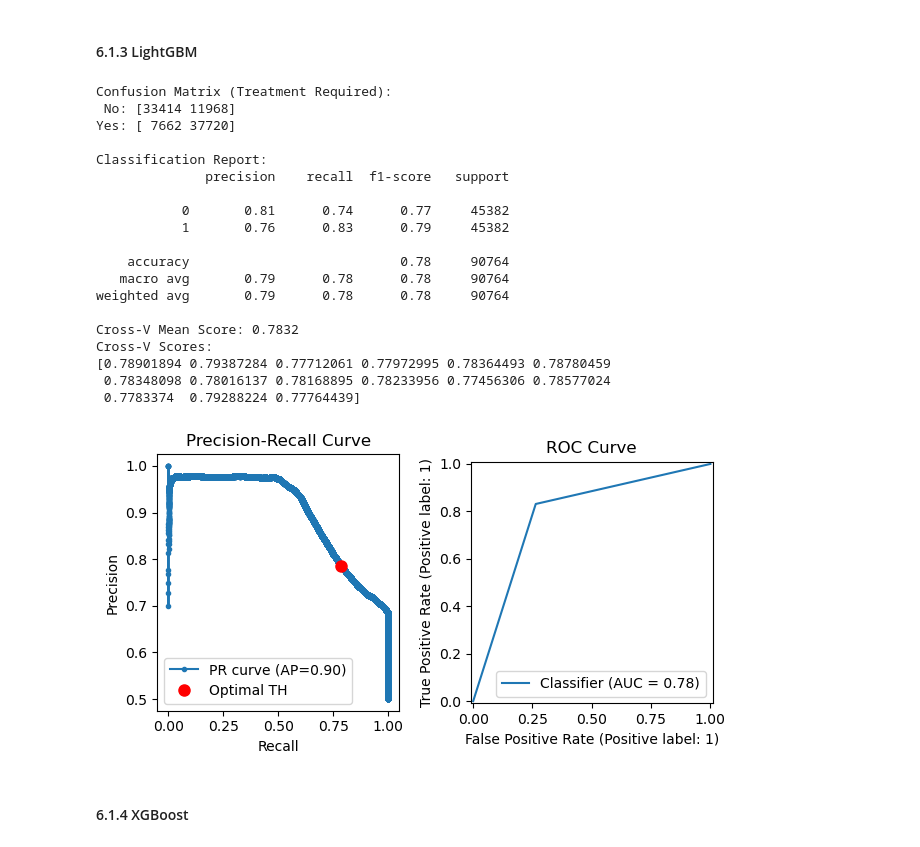
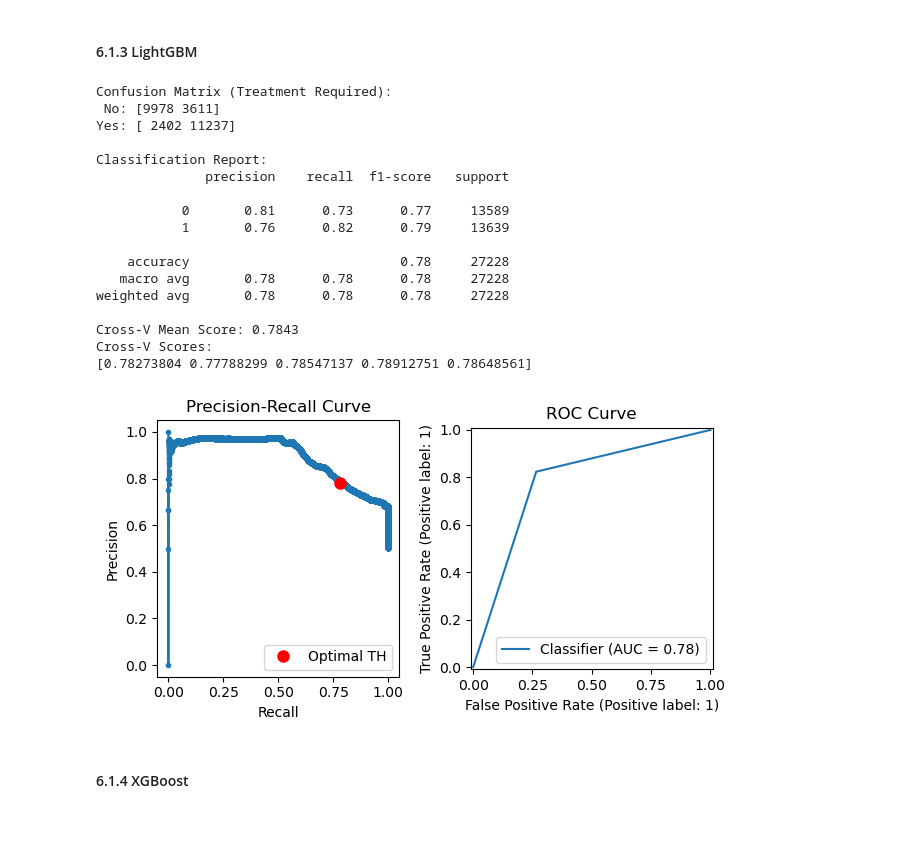
Before and after one commit to judesantos/Springboard_DS_ML, a Jupyter notebook: SpringBoard-DSC_Capstone_Project_2/Modeling/Capstone2_Modeling-Rev3.ipynb, the cells around one changed output. Drawn from its saved outputs; the diff is of its cells as text; code cells hidden in the pictures.

Commit message:
Capstone 2 - finalize country model tests and analysis

```diff
--- a/SpringBoard-DSC_Capstone_Project_2/Modeling/Capstone2_Modeling-Rev3.ipynb
+++ b/SpringBoard-DSC_Capstone_Project_2/Modeling/Capstone2_Modeling-Rev3.ipynb
@@ -65,7 +65,8 @@ utils.verbose=1
 # %% [markdown]
 ## 3. Load Data
 # %%
-mh_df = pd.read_csv('../data/MentalHealthDataset.csv')
+mh_raw_df = pd.read_csv('../data/MentalHealthDataset.csv')
+mh_df = mh_raw_df.copy()
 # %% [markdown]
 ## 4. Analyze Data
 # %%
@@ -373,32 +372,30 @@ Cross-V Scores:
 # %%
 # Evaluate LightBM model
 #
 
 # Get hyper-parameter optimized model instance
 model = utils.get_optimized_lgb_model(mh_o)
 # Run evaluation
-eda.model_evaluation_test(mh_o, target, model)
+eda.model_evaluation_test(mh_o, model)
 # %% [output]
 Confusion Matrix (Treatment Required):
- No: [33414 11968]
-Yes: [ 7662 37720]
+ No: [9978 3611]
+Yes: [ 2402 11237]
 
 Classification Report:
               precision    recall  f1-score   support
 
-           0       0.81      0.74      0.77     45382
-           1       0.76      0.83      0.79     45382
+           0       0.81      0.73      0.77     13589
+           1       0.76      0.82      0.79     13639
 
-    accuracy                           0.78     90764
-   macro avg       0.79      0.78      0.78     90764
-weighted avg       0.79      0.78      0.78     90764
+    accuracy                           0.78     27228
+   macro avg       0.78      0.78      0.78     27228
+weighted avg       0.78      0.78      0.78     27228
 
-Cross-V Mean Score: 0.7832
+Cross-V Mean Score: 0.7843
 Cross-V Scores:
-[0.78901894 0.79387284 0.77712061 0.77972995 0.78364493 0.78780459
- 0.78348098 0.78016137 0.78168895 0.78233956 0.77456306 0.78577024
- 0.7783374  0.79288224 0.77764439]
+[0.78273804 0.77788299 0.78547137 0.78912751 0.78648561]
-[figure, old version]
+[figure, new version]
 # %% [markdown]
 #### 6.1.4 XGBoost
 # %%
```
Also changed, not shown: parts of 22 cells of this notebook, 2 other files.
